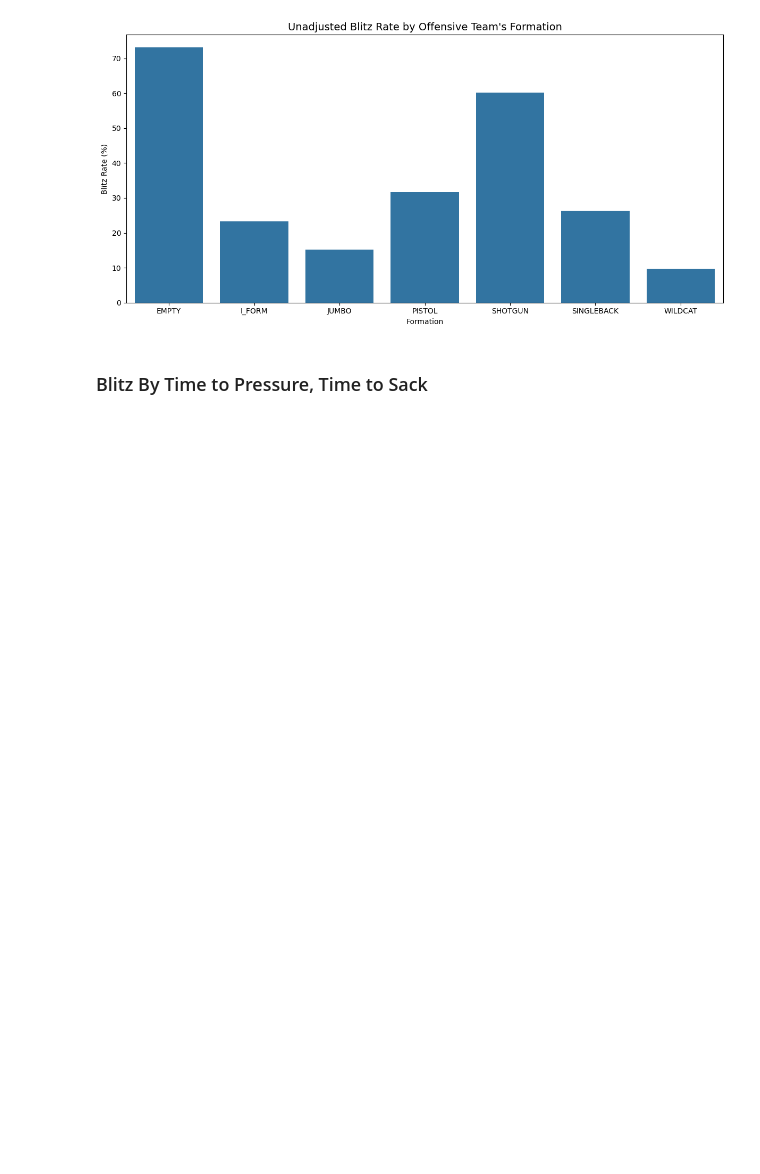
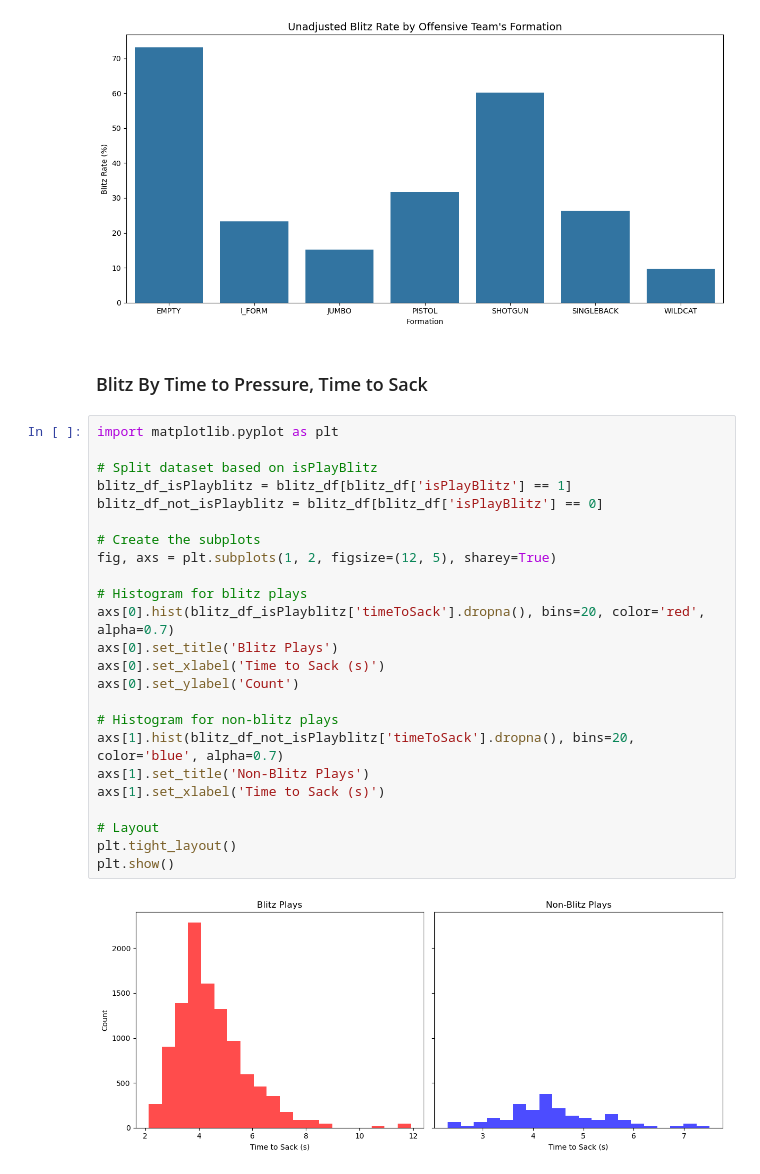
Before and after one commit to tgarity/blitzprediction, a Jupyter notebook: blitz_prediction.ipynb, the cells around one changed output. Saved outputs shown, nothing was run; the diff lists cells and outputs as text; blank space fills up the shorter version.

Commit message:
MS3 Plots Done

```diff
--- a/blitz_prediction.ipynb
+++ b/blitz_prediction.ipynb
@@ -583,3 +583,29 @@ plt.show()
 [figure]
 # %% [markdown]
 ### Blitz By Time to Pressure, Time to Sack
+# %%
+import matplotlib.pyplot as plt
+
+# Split dataset based on isPlayBlitz
+blitz_df_isPlayblitz = blitz_df[blitz_df['isPlayBlitz'] == 1]
+blitz_df_not_isPlayblitz = blitz_df[blitz_df['isPlayBlitz'] == 0]
+
+# Create the subplots
+fig, axs = plt.subplots(1, 2, figsize=(12, 5), sharey=True)
+
+# Histogram for blitz plays
+axs[0].hist(blitz_df_isPlayblitz['timeToSack'].dropna(), bins=20, color='red', alpha=0.7)
+axs[0].set_title('Blitz Plays')
+axs[0].set_xlabel('Time to Sack (s)')
+axs[0].set_ylabel('Count')
+
+# Histogram for non-blitz plays
+axs[1].hist(blitz_df_not_isPlayblitz['timeToSack'].dropna(), bins=20, color='blue', alpha=0.7)
+axs[1].set_title('Non-Blitz Plays')
+axs[1].set_xlabel('Time to Sack (s)')
+
+# Layout
+plt.tight_layout()
+plt.show()
+# %% [output]
+[figure, added]
```
Also changed, not shown: parts of 2 cells of this notebook.
